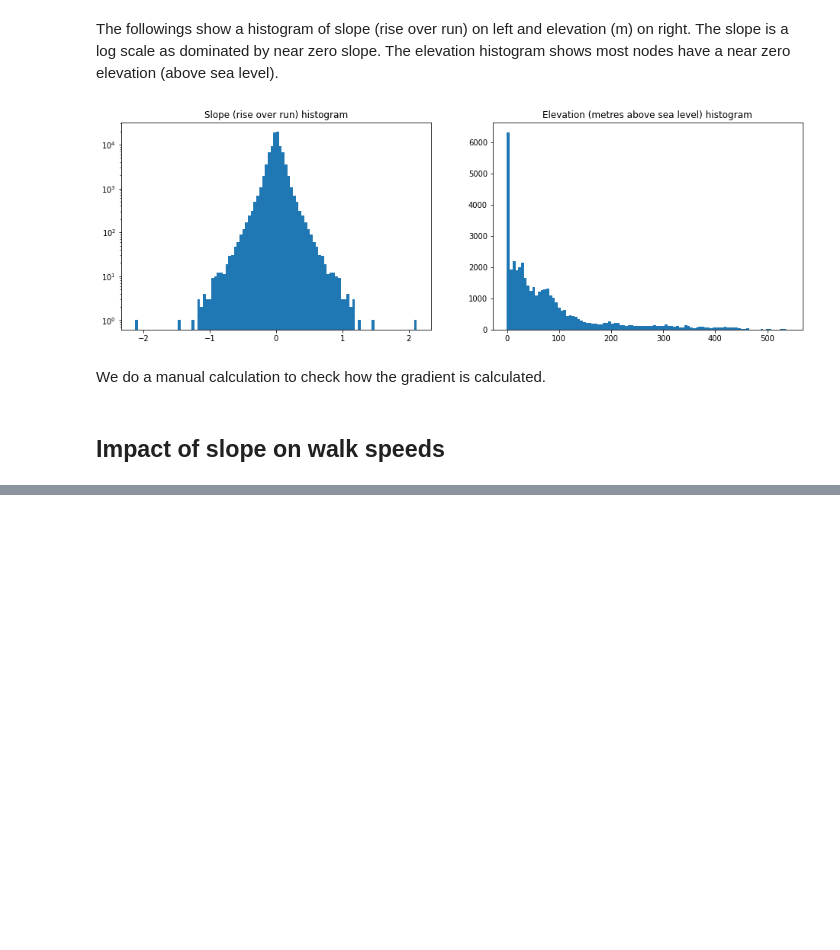
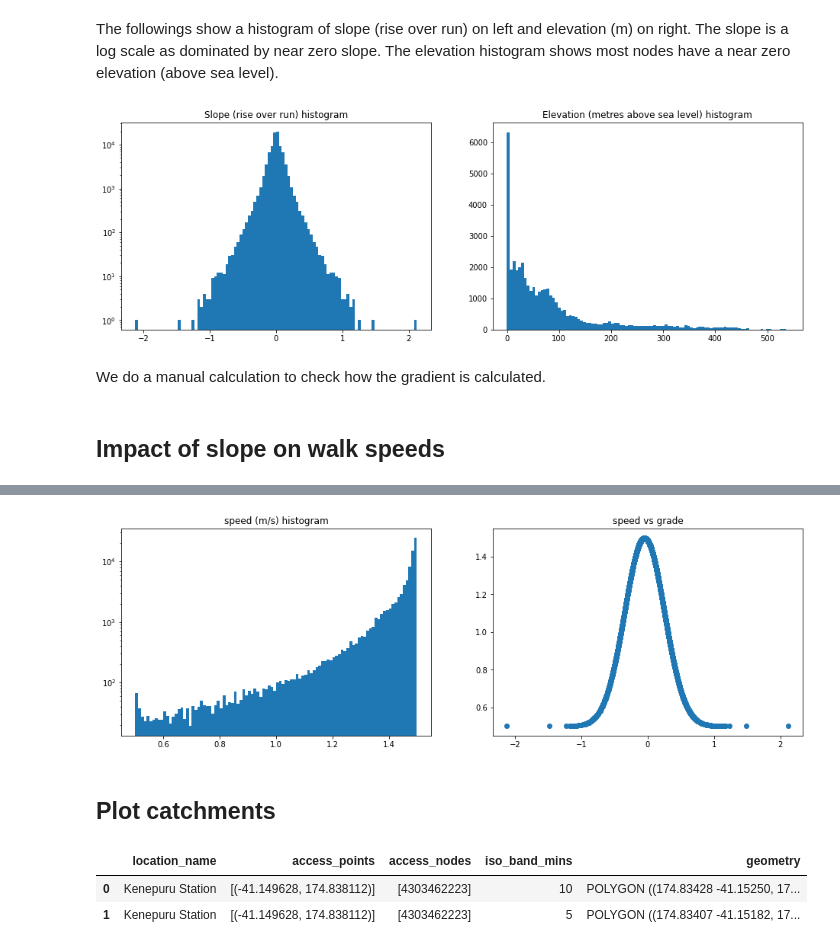
Before and after one commit to alaw005/osmnx-catchments, a Jupyter notebook: notebooks/Porirua_spatial_analysis_with_slope.ipynb, the cells around one changed output, grey strips where cells are left out. Drawn from its saved outputs; the diff is of its cells as text; code cells hidden in the pictures; blank space fills up the shorter version.

```diff
--- a/notebooks/Porirua_spatial_analysis_with_slope.ipynb
+++ b/notebooks/Porirua_spatial_analysis_with_slope.ipynb
@@ -227,0 +243,6 @@ w_{t+1} = (1 + r_{t+1}) s(w_t) + y_{t+1}
+# %%
+walk.add_edge_speed()
+walk.save_graph('input_data/walk_network_graph_3_speed.gpickle.gz')
+#walk = network.WalkNetwork.load_graph('input_data/walk_network_graph_3_speed.gpickle.gz')
+
+walk.edges.head()[['grade','speed','length','walk_mins']]
@@ -227,0 +257,18 @@ w_{t+1} = (1 + r_{t+1}) s(w_t) + y_{t+1}
+# %%
+import matplotlib.pyplot as plt
+
+bins = 100
+
+fig, (ax1, ax2) = plt.subplots(1, 2, figsize=(16, 5))
+
+speed = walk.edges[['speed']]
+_ = ax1.hist(speed, bins=bins, log=True)
+_ = ax1.set_title('speed (m/s) histogram')
+
+grade = walk.edges[['grade']]
+_ = ax2.scatter(x=grade, y=speed)
+_ = ax2.set_title('speed vs grade')
+# %% [output]
+[figure, added]
+# %% [markdown]
+## Plot catchments
@@ -227,0 +282,9 @@ w_{t+1} = (1 + r_{t+1}) s(w_t) + y_{t+1}
+# %%
+a = walk.iso_bands(access_points = [(-41.149628, 174.838112)],
+                   location_name = "Kenepuru Station",
+                   iso_bands_mins = [5, 10])
+a
+# %% [output]
+|  | location_name | access_points | access_nodes | iso_band_mins | geometry |
+| 0 | Kenepuru Station | [(-41.149628, 174.838112)] | [4303462223] | 10 | POLYGON ((174.83428 -41.15250, 17... |
+| 1 | Kenepuru Station | [(-41.149628, 174.838112)] | [4303462223] | 5 | POLYGON ((174.83407 -41.15182, 17... |
```
Also changed, not shown: parts of 18 cells of this notebook, 7 other files.
